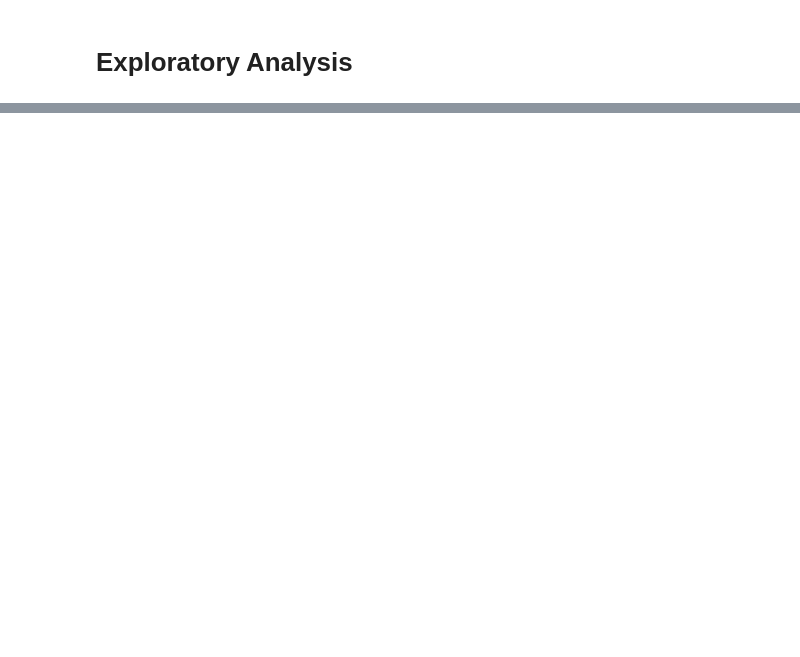
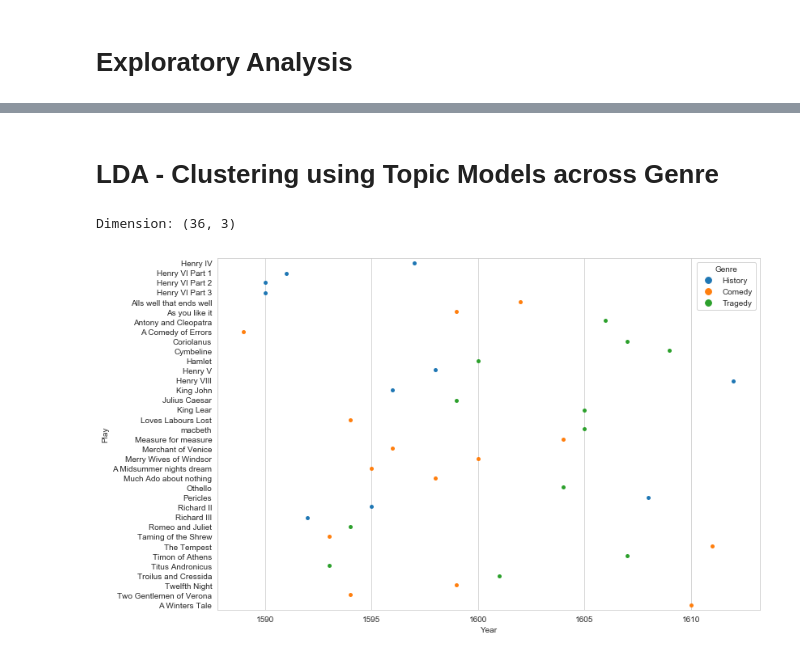
Before and after one commit to paulmattheww/Harvard-CS82-Advanced-ML, a Jupyter notebook: Assignments/HW6/CSCI E-82 HW6 Shakespeare.ipynb, the cells around one changed output, grey strips where cells are left out. Drawn from its saved outputs; the diff is of its cells as text; code cells hidden in the pictures; blank space fills up the shorter version.

```diff
--- a/Assignments/HW6/CSCI E-82 HW6 Shakespeare.ipynb
+++ b/Assignments/HW6/CSCI E-82 HW6 Shakespeare.ipynb
@@ -293,0 +420,8 @@ lines_clean
+# %%
+# Data pre-processing
+df = shakespeare
+df['Player'] = df['Player'].fillna('Other')
+df_clean = df[['Play', 'PlayerLinenumber', 'ActSceneLine', 'Player', 'PlayerLine', 'Year', "Genre"]].copy()
+df_clean = df_clean[df_clean['Player'] != 'Other']
+df_clean.reset_index(drop=True, inplace=True)
+df_clean.head()
@@ -293,0 +435,14 @@ lines_clean
+# %% [markdown]
+# LDA - Clustering using Topic Models across Genre
+# %%
+# Plotting Year and Genre distribution
+df_samp = df_clean[['Play', 'Year', 'Genre']].copy()
+df_samp = df_samp.drop_duplicates()
+print("Dimension:", df_samp.shape)
+# %% [output]
+Dimension: (36, 3)
+# %%
+f, ax = plt.subplots(figsize=(12,8))
+sns.stripplot(x='Year', y='Play', hue='Genre', data=df_samp);
+# %% [output]
+[figure, added]
```
Also changed, not shown: parts of 75 cells of this notebook, 8 other files.
